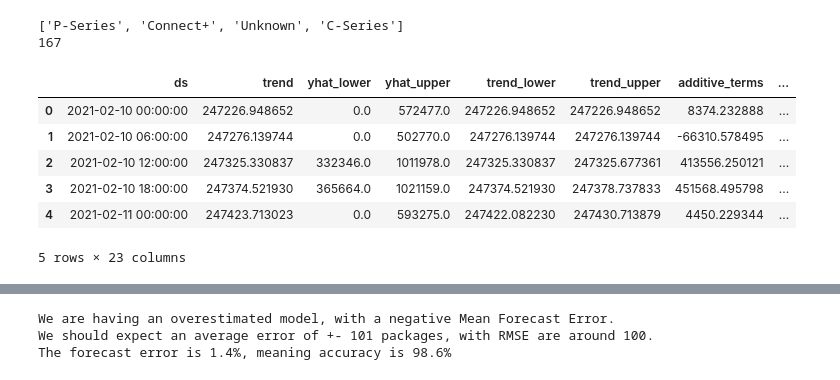
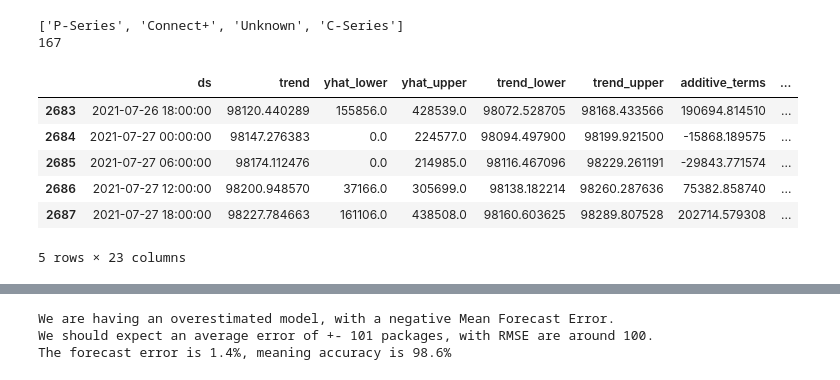
Before and after one commit to minhdang10/anomalies_detection, a Jupyter notebook: Anomalies_Detection_SendTech.ipynb, the cells around one changed output, grey strips where cells are left out. Drawn from its saved outputs; the diff is of its cells as text; code cells hidden in the pictures.

```diff
--- a/Anomalies_Detection_SendTech.ipynb
+++ b/Anomalies_Detection_SendTech.ipynb
@@ -266,25 +266,25 @@ print(total_final_day)
 # %%
 # cleaning before visualization
 
 # no negative volume: 0 for yhat_lower < 0
 Final_CSV[lower_value]=np.where(Final_CSV[lower_value]<0,0,Final_CSV[lower_value])
 Final_CSV[upper_value]=np.where(Final_CSV[upper_value]<0,0,Final_CSV[upper_value])
 
 # round to nearest int
 values_need_rounding=[upper_value,lower_value,predicted_value]
 
 for val in values_need_rounding:
     Final_CSV[val]=Final_CSV[val].round(decimals=0)
 
-Final_CSV.head()
-# Final_CSV.tail()
+# Final_CSV.head()
+Final_CSV.tail()
 # %% [output]
 |  | ds | trend | yhat_lower | yhat_upper | trend_lower | trend_upper | additive_terms | ... |
-| 0 | 2021-02-10 00:00:00 | 247226.948652 | 0.0 | 572477.0 | 247226.948652 | 247226.948652 | 8374.232888 | ... |
-| 1 | 2021-02-10 06:00:00 | 247276.139744 | 0.0 | 502770.0 | 247276.139744 | 247276.139744 | -66310.578495 | ... |
-| 2 | 2021-02-10 12:00:00 | 247325.330837 | 332346.0 | 1011978.0 | 247325.330837 | 247325.677361 | 413556.250121 | ... |
-| 3 | 2021-02-10 18:00:00 | 247374.521930 | 365664.0 | 1021159.0 | 247374.521930 | 247378.737833 | 451568.495798 | ... |
-| 4 | 2021-02-11 00:00:00 | 247423.713023 | 0.0 | 593275.0 | 247422.082230 | 247430.713879 | 4450.229344 | ... |
+| 2683 | 2021-07-26 18:00:00 | 98120.440289 | 155856.0 | 428539.0 | 98072.528705 | 98168.433566 | 190694.814510 | ... |
+| 2684 | 2021-07-27 00:00:00 | 98147.276383 | 0.0 | 224577.0 | 98094.497900 | 98199.921500 | -15868.189575 | ... |
+| 2685 | 2021-07-27 06:00:00 | 98174.112476 | 0.0 | 214985.0 | 98116.467096 | 98229.261191 | -29843.771574 | ... |
+| 2686 | 2021-07-27 12:00:00 | 98200.948570 | 37166.0 | 305699.0 | 98138.182214 | 98260.287636 | 75382.858740 | ... |
+| 2687 | 2021-07-27 18:00:00 | 98227.784663 | 161106.0 | 438508.0 | 98160.603625 | 98289.807528 | 202714.579308 | ... |
 5 rows × 23 columns
 # %%
 # plot elements
```
Also changed, not shown: parts of 6 cells of this notebook.
